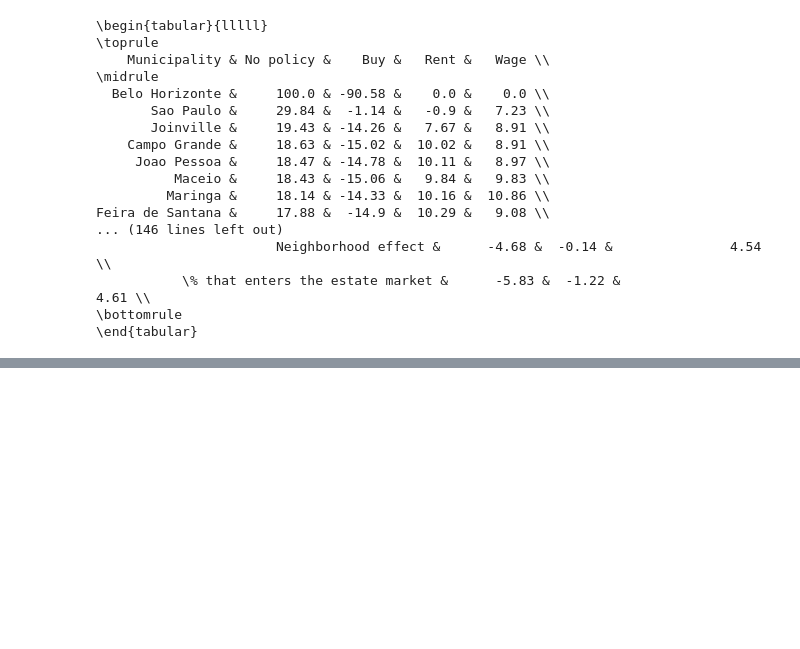
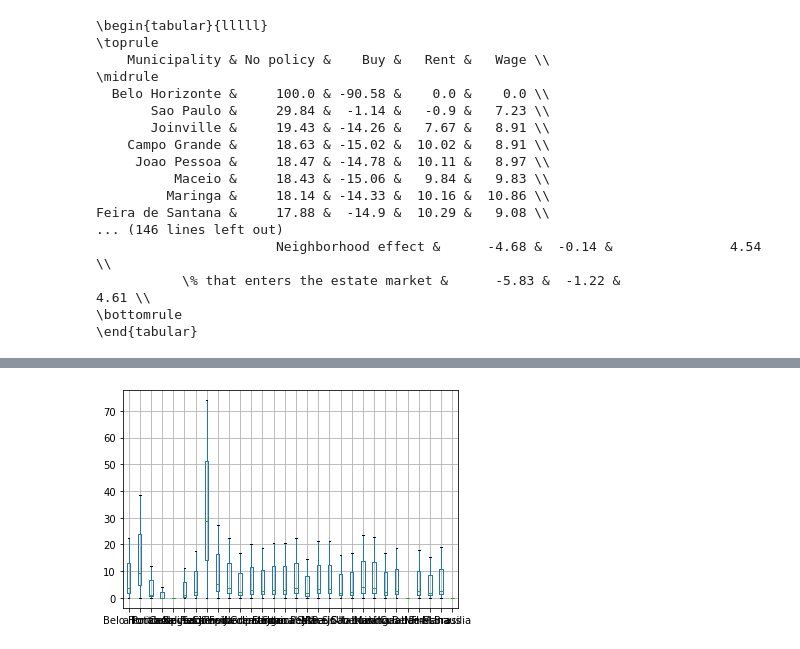
Before and after one commit to BAFurtado/MLsimulatesABMtowardsPolicy_outdated, a Jupyter notebook: analysis/Tables.ipynb, the cells around one changed output, grey strips where cells are left out. Saved outputs shown, nothing was run; the diff lists cells and outputs as text; code cells hidden in the pictures; blank space fills up the shorter version.

Commit message:
Finished the article tables and the figure

```diff
--- a/analysis/Tables.ipynb
+++ b/analysis/Tables.ipynb
@@ -333,0 +477,4 @@ Feira de Santana &     17.88 &  -14.9 &  10.29 &   9.08 \\
+# %%
+fig = dict['Buy'].set_index('Municipality').T.boxplot(widths = 0.3)
+# %% [output]
+[figure, added]
```
Also changed, not shown: parts of 13 cells of this notebook.
